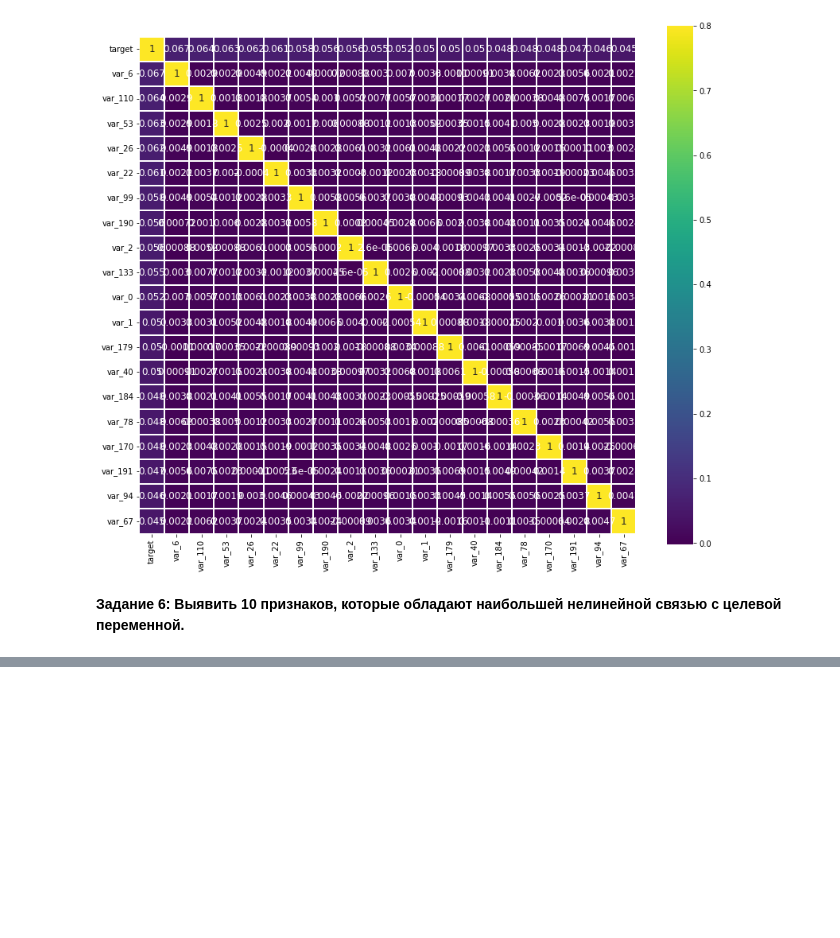
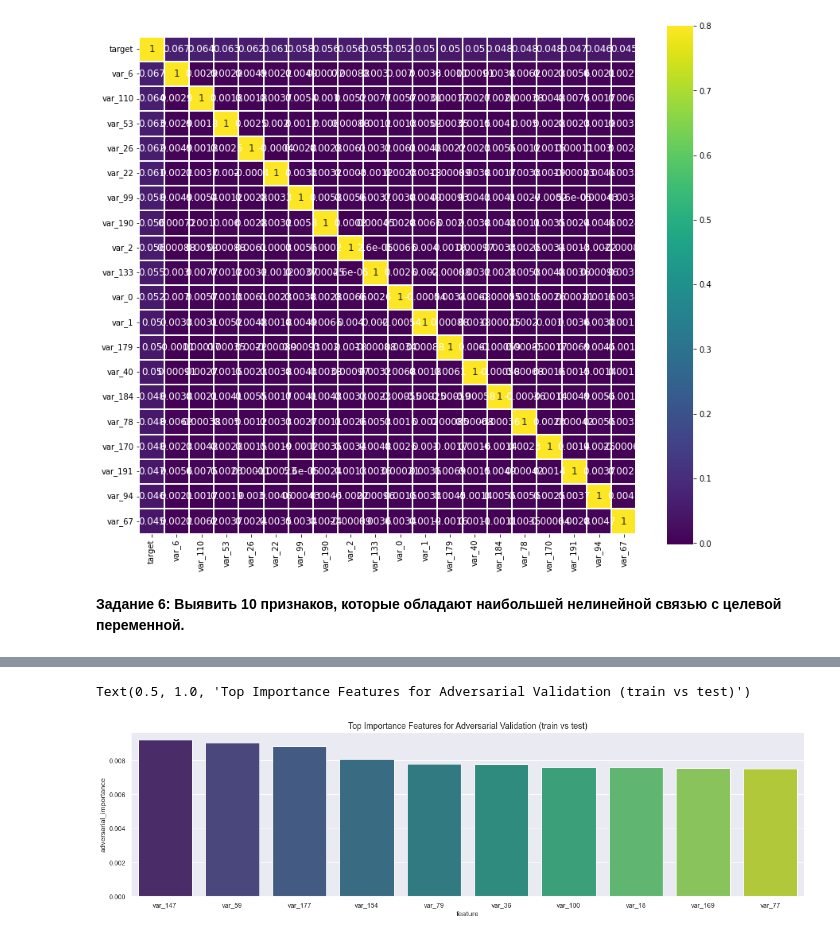
Before and after one commit to AndreyU123/Sports_data_analysis_Kaggle_Platform, a Jupyter notebook: Lesson1/Ukladnikov_Andrey_Lesson1.ipynb, the cells around one changed output, grey strips where cells are left out. Cells and saved outputs as stored; diff of their text form; code cells hidden in the pictures; blank space fills up the shorter version.

```diff
--- a/Lesson1/Ukladnikov_Andrey_Lesson1.ipynb
+++ b/Lesson1/Ukladnikov_Andrey_Lesson1.ipynb
@@ -629,0 +709,26 @@ show_corr_matrix_for_n_largest_koeffs(numerical_features, "target", train, 20)
+# %%
+features_to_score = numerical_features.drop(["target"], axis=1).columns.tolist()
+# %%
+def adversarial_validation(train,test,features_to_score):
+    X_adv = pd.concat([
+        train[features_to_score], test[features_to_score]
+    ])
+    y_adv = np.hstack(
+        (np.ones(train.shape[0]), np.zeros(test.shape[0])))
+
+    X_adv = X_adv.reset_index(drop=True)
+
+    parameters = {"max_depth": 4, "n_estimators": 50, "random_state": 27, "n_jobs": 2}
+    model = xgb.XGBClassifier(**parameters)
+
+    cv = cross_val_score(
+        estimator=model,
+        X=X_adv, y=y_adv,
+        scoring="roc_auc",
+        cv=KFold(n_splits=3, shuffle=True, random_state=27)
+    )
+    print(f"CV-score: {round(np.mean(cv), 4)}")
+
+    return model, X_adv, y_adv
+# %%
+model, X_adv, y_adv = adversarial_validation(train,test,features_to_score)
@@ -629,0 +740,14 @@ show_corr_matrix_for_n_largest_koeffs(numerical_features, "target", train, 20)
+# %%
+model.fit(X_adv, y_adv)
+
+importance = pd.DataFrame({
+    "feature": X_adv.columns,
+    "adversarial_importance": model.feature_importances_
+})
+importance = importance.sort_values(by="adversarial_importance", ascending=False)
+importance = importance.head(n=10)
+
+plt.figure(figsize=(20, 5))
+sns.barplot(x=importance["feature"], y=importance["adversarial_importance"], palette="viridis")
+plt.title("Top Importance Features for Adversarial Validation (train vs test)", size=14)
+# %% [output]
@@ -629,0 +755,2 @@ show_corr_matrix_for_n_largest_koeffs(numerical_features, "target", train, 20)
+Text(0.5, 1.0, 'Top Importance Features for Adversarial Validation (train vs test)')
+[figure, added]
```
Also changed, not shown: parts of 16 cells of this notebook.
